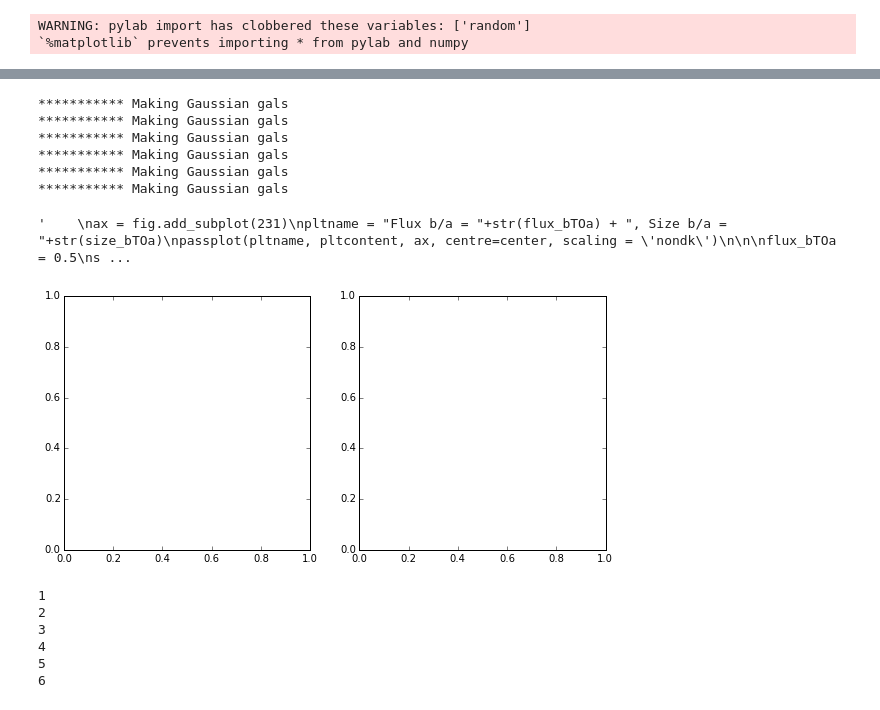
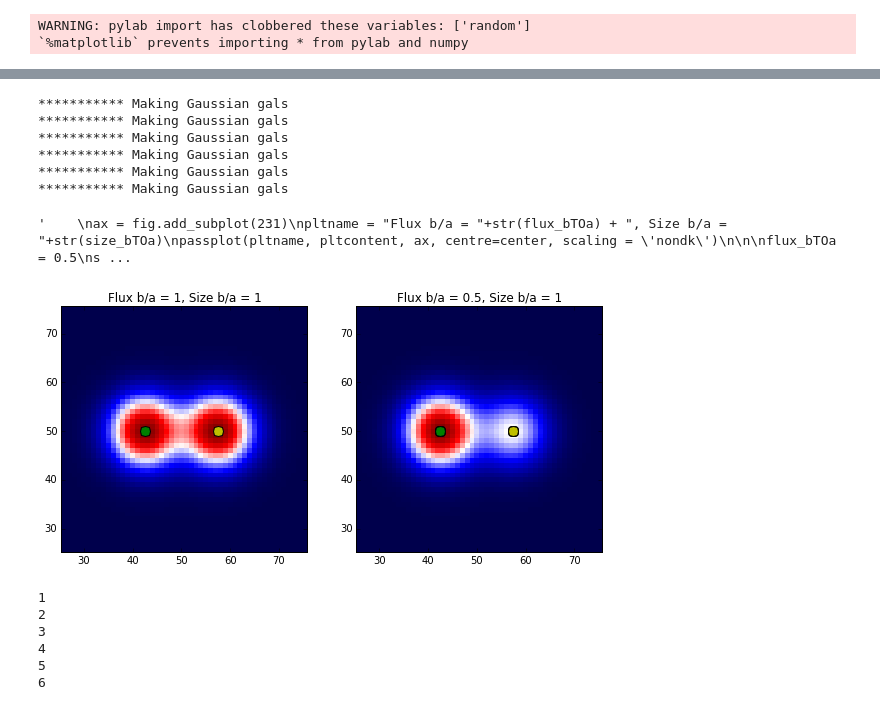
Before and after one commit to alvarezcl/galsim_work, a Jupyter notebook: mssgversion_code/mssg_sersicDeblendAndPlotResids.ipynb, the cells around one changed output, grey strips where cells are left out. Saved outputs shown, nothing was run; the diff lists cells and outputs as text; code cells hidden in the pictures.

```diff
--- a/mssgversion_code/mssg_sersicDeblendAndPlotResids.ipynb
+++ b/mssgversion_code/mssg_sersicDeblendAndPlotResids.ipynb
@@ -387,7 +400,7 @@ center[1][1] =  50.0
 ##################  Plot the orig figs ---- using makeplot  (i.e. with colorbars)
 
 fig = plt.figure(figsize = (15,10))
-localgaltype = 'Sd'
+localgaltype = 'G'
 
 #### Input vals
 e1ain = 0; e2ain = 0
@@ -397,12 +410,12 @@ for size_bTOa in [1.0, 1.5]:
   for flux_bTOa in [1.0, 0.5,0.2]:
     blend, unblends = create_blend(peak_a, peak_b, flux_bTOa =  flux_bTOa , size_bTOa = size_bTOa , e1a = e1ain,
                                galtype = localgaltype , e2a = e2ain, e1b = e1bin ,e2b = e2bin, imgsize= imsize,
-                               pixelscale = pixel_scale, mrkrsize = 10, psetval = 2, plotflag =  plotflag)
+                               pixelscale = pixel_scale, mrkrsize = 10, psetval = 0, noise = noiselevel)
     pltcontent = blend.array
     ax = fig.add_subplot(231)
     pltname = "Flux b/a = "+str(flux_bTOa) + ", Size b/a = "+str(size_bTOa)
 #    center = (peak_a, peak_b)
-
+    print "(max(blend.array) = ", np.max(blend.array)
     if (plotflag > -1):
         makeplot(pltname, pltcontent,  centre=center, scaling = 'nondk')
 # %% [output]
@@ -435,7 +459,7 @@ for size_bTOa in [1.0, 1.5]:
 
     blend, unblends = create_blend(peak_a, peak_b, flux_bTOa =  flux_bTOa , size_bTOa = size_bTOa , e1a = e1ain,  e2a = e2ain,
                                e1b = e1bin ,e2b = e2bin, imgsize= imsize, pixelscale = pixel_scale, mrkrsize = 10,
-                               galtype= localgaltype, verbose = verbose, plotflag =  plotflag)
+                               galtype= localgaltype, verbose = verbose, noise = noiselevel)
     templates, template_fractions, children = mssg_deblend.deblend(blend.array, peaks_pix, interpolate=False, force_interpolate = False)
     pltcontent = (children[0] - unblends[0].array)/  peakval
     pltname = "Flux b/a = "+str(flux_bTOa) + ", Size b/a = "+str(size_bTOa)
@@ -462,9 +518,11 @@ imgcent =  50
 # %%
-############################################### Plot the resid figs -- compare G, Se, Sb
+############################################### Plot the resid figs -- compare G, Se, Sd
 
 fig = plt.figure(figsize = (15,10))
 
 ##################  Loop over all possibilities, plot the resids
+
+plotflag = 1
 
 for size_bTOa in [1.0, 1.5]:
   for flux_bTOa in [1.0, 0.5,0.2]:
@@ -472,7 +530,7 @@ for size_bTOa in [1.0, 1.5]:
     for galtype in ['G', 'Se', 'Sd']:
         blend, unblends = create_blend(peak_a, peak_b, galtype = galtype , flux_bTOa =  flux_bTOa , size_bTOa = size_bTOa ,
                                e1a = e1ain,  e2a = e2ain, e1b = e1bin ,e2b = e2bin, imgsize= imsize,
-                                       pixelscale = pixel_scale, mrkrsize = 10, plotflag =  plotflag)
+                                       pixelscale = pixel_scale, mrkrsize = 10, noise=noiselevel)
         templates, template_fractions, children = mssg_deblend.deblend(blend.array, peaks_pix, interpolate=False, force_interpolate = False)
         pltcontent = (children[0] - unblends[0].array)/  peakval ; ax = fig.add_subplot(231) ; pltname = "Flux b/a = "+str(flux_bTOa) + ", Size b/a = "+str(size_bTOa)
         if (plotflag > -1):
@@ -502,7 +572,7 @@ for size_bTOa in [1.0, 1.5]:
 
 blend, unblends = create_blend(peak_a, peak_b, e1a = e1ain,  e2a = e2ain, e1b = e1bin ,e2b = e2bin, imgsize= imsize,
                                pixelscale = pixel_scale, mrkrsize = 10,
-                               psetval = 1, galtype='G', verbose = verbose, plotflag =  plotflag)
+                               psetval = 1, galtype='G', verbose = verbose)
 
 
 if plotflag > presetval:
@@ -518,7 +588,8 @@ if plotflag > presetval:
 if plotflag > presetval:
     pltname = " Template obj a "
     pltcontent = template_fractions[0]
-   if (plotflag > -1):
+
+    if (plotflag > -1):
         makeplot(pltname, pltcontent, centre=center)
 
 ######### Plot children
@@ -573,36 +650,36 @@ for wplot in range(1,7):
         ax = fig.add_subplot(232)
 
     blend, unblends = create_blend(peak_a, peak_b, flux_bTOa =  flux_bTOa , size_bTOa = size_bTOa , e1a = e1ain,
                                    galtype = localgaltype, e2a = e2ain, e1b = e1bin ,e2b = e2bin,
-                                   imgsize= imsize, pixelscale = pixel_scale, mrkrsize = 10, psetval = 2, plotflag=plotflag)
+                                   imgsize=imsize, pixelscale = pixel_scale, mrkrsize = 10, psetval = 2)
     pltcontent = blend.array
     pltname = "Flux b/a = "+str(flux_bTOa) + ", Size b/a = "+str(size_bTOa)
-#    passplot(pltname, pltcontent, ax, centre=center, scaling = 'nondk')
+    passplot(pltname, pltcontent, ax, centre=center, scaling = 'nondk')
 
 '''
 ax = fig.add_subplot(231)
 pltname = "Flux b/a = "+str(flux_bTOa) + ", Size b/a = "+str(size_bTOa)
 passplot(pltname, pltcontent, ax, centre=center, scaling = 'nondk')
 
 
 flux_bTOa = 0.5
 size_bTOa = 1
 blend, unblends = create_blend(peak_a, peak_b, flux_bTOa =  flux_bTOa , size_bTOa = size_bTOa, e1a = e1ain,
                                galtype = localgaltype , e2a = e2ain, e1b = e1bin ,e2b = e2bin, imgsize= imsize, pixelscale = pixel_scale, mrkrsize = 10)
 pltcontent = blend.array
 ax = fig.add_subplot(232)
 pltname = "Flux b/a = "+str(flux_bTOa) + ", Size b/a = "+str(size_bTOa)
 passplot(pltname, pltcontent, ax, centre=center , scaling = 'nondk')
 '''
 # %% [output]
 *********** Making Gaussian gals
 *********** Making Gaussian gals
 *********** Making Gaussian gals
 *********** Making Gaussian gals
 *********** Making Gaussian gals
 *********** Making Gaussian gals
 '    \nax = fig.add_subplot(231)\npltname = "Flux b/a = "+str(flux_bTOa) + ", Size b/a = "+str(size_bTOa)\npassplot(pltname, pltcontent, ax, centre=center, scaling = \'nondk\')\n\n\nflux_bTOa = 0.5\ns ...
-[figure, old version]
+[figure, new version]
 # %%
 # %% [output]
 1
```
Also changed, not shown: parts of 7 cells of this notebook.
